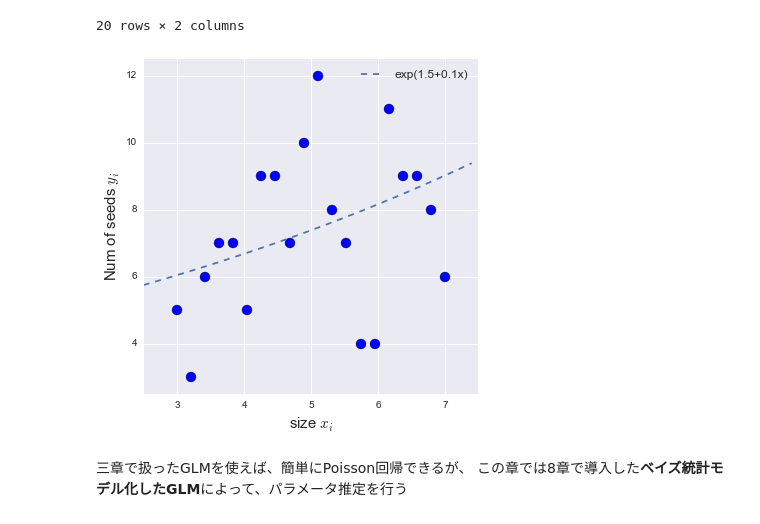
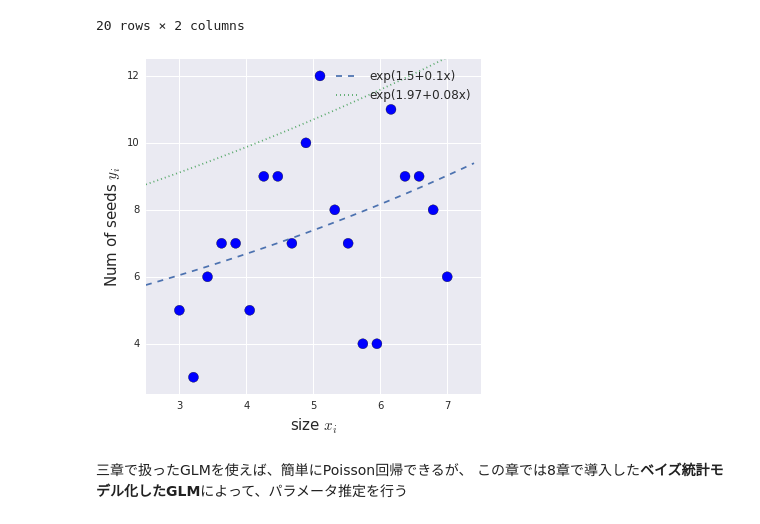
Before and after one commit to ToukeiMaster/kubobooks, a Jupyter notebook: Chapter09.ipynb, the cells around one changed output. Saved outputs shown, nothing was run; the diff lists cells and outputs as text; code cells hidden in the pictures.

```diff
--- a/Chapter09.ipynb
+++ b/Chapter09.ipynb
@@ -52,21 +52,25 @@ data9
 # %%
 #データの図示
 xmin,xmax=2.5,7.5
 ymin,ymax=2.5,12.5
 plt.figure(figsize=(6,6))
 plt.scatter(data9.x, data9.y, s=100)
 x=np.arange(xmin,xmax,0.1)
 y=np.exp(1.5+0.1*x) # データ生成元のポアソン分布モデルでの平均lambda (lambda=exp(1.5+0.1x))
 plt.plot(x,y,ls='--', label=r'exp(1.5+0.1x)')
+
+plt.plot(x,np.exp(1.97+0.08*x),ls=':', label=r'exp(1.97+0.08x)')
+
+
 plt.xlabel(r'size $x_i$',fontsize=15)
 plt.ylabel(r'Num of seeds $y_i$',fontsize=15)
 plt.xlim([xmin,xmax])
 plt.ylim([ymin,ymax])
 plt.legend(fontsize=12)
 
 plt.show()
 # %% [output]
-[figure, old version]
+[figure, new version]
 # %% [markdown]
 三章で扱ったGLMを使えば、簡単にPoisson回帰できるが、
 この章では8章で導入した**ベイズ統計モデル化したGLM**によって、パラメータ推定を行う
```
Also changed, not shown: parts of 19 cells of this notebook.
